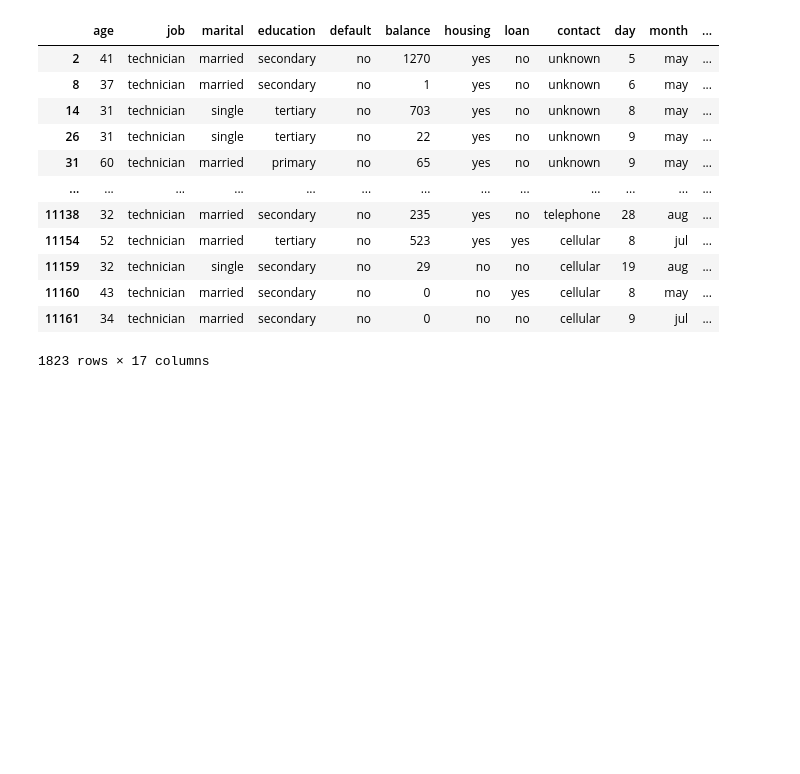
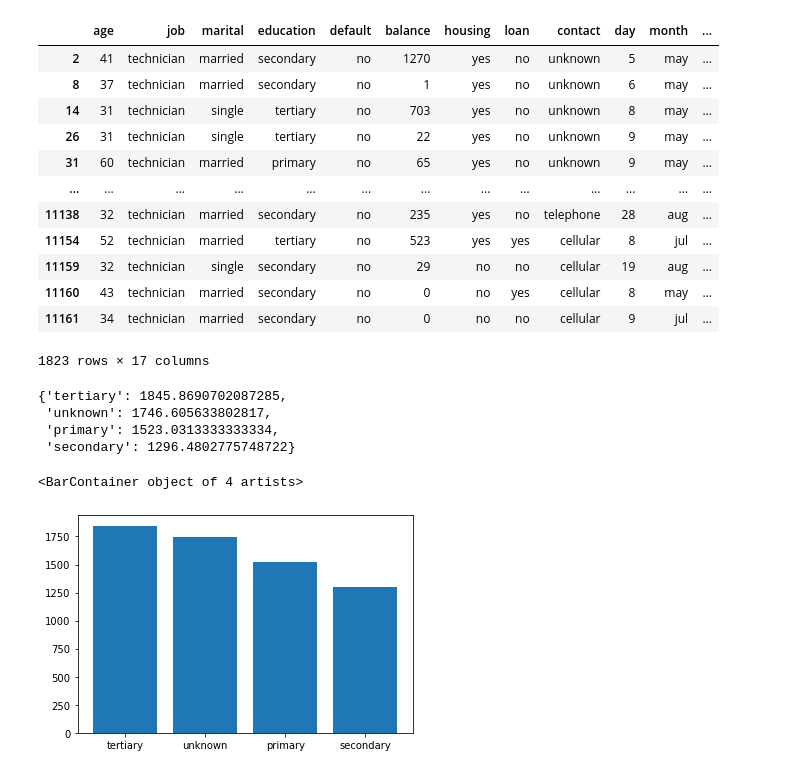
Before and after one commit to Yoboss225/predict-ml-pipeline, a Jupyter notebook: Notebook.ipynb, the cells around one changed output. Saved outputs shown, nothing was run; the diff lists cells and outputs as text; code cells hidden in the pictures; blank space fills up the shorter version.

```diff
--- a/Notebook.ipynb
+++ b/Notebook.ipynb
@@ -12,4 +20,7 @@ df.head()
 | 3 | 55 | services | married | secondary | no | 2476 | yes | no | unknown | 5 | may | ... |
 | 4 | 54 | admin. | married | tertiary | no | 184 | no | no | unknown | 5 | may | ... |
 # %%
+#Get unique value for each category
 job = df["job"].unique()
+marital = df["marital"].unique()
+education = df["education"].unique()
@@ -36,0 +85,28 @@ df.loc[df['job'] == "technician"]
+# %%
+# Avec groupBY
+
+# Repartition par niveaux d'études
+repartEducation = {i: len(df[df['education'] == i]) for i in education}
+soldeEduc = {i: df.groupby('education')['balance'].mean()[i] for i in education}
+
+# Repartition par emploi
+repartEmploi = {i: len(df[df['job'] == i]) for i in job}
+soldeEmploi = {i: df.groupby('job')['balance'].mean()[i] for i in job}
+
+# Repartition par statut marital
+repartMarital = {i: len(df[df['marital'] == i]) for i in marital}
+soldeMarital = {i: df.groupby('marital')['balance'].mean()[i] for i in marital}
+# %%
+#Classement de toutes les catégories :
+
+sorted_marital = dict(sorted(soldeMarital.items(), key=lambda item:item[1],reverse=True))
+sorted_emploi = dict(sorted(soldeEmploi.items(), key=lambda item:item[1],reverse=True))
+sorted_education = dict(sorted(soldeEduc.items(), key=lambda item:item[1],reverse=True))
+# %%
+#Quels sont les meilleurs type de graphe pour afficher des repartions de données ?
+sorted_education
+# %% [output]
+{'tertiary': 1845.8690702087285,
+ 'unknown': 1746.605633802817,
+ 'primary': 1523.0313333333334,
+ 'secondary': 1296.4802775748722}
@@ -36,0 +119,6 @@ df.loc[df['job'] == "technician"]
+# %%
+fig, ax = plt.subplots()
+ax.bar(x = list(sorted_education.keys()), height = list(sorted_education.values()))
+# %% [output]
+<BarContainer object of 4 artists>
+[figure, added]
```
Also changed, not shown: parts of 19 cells of this notebook.
